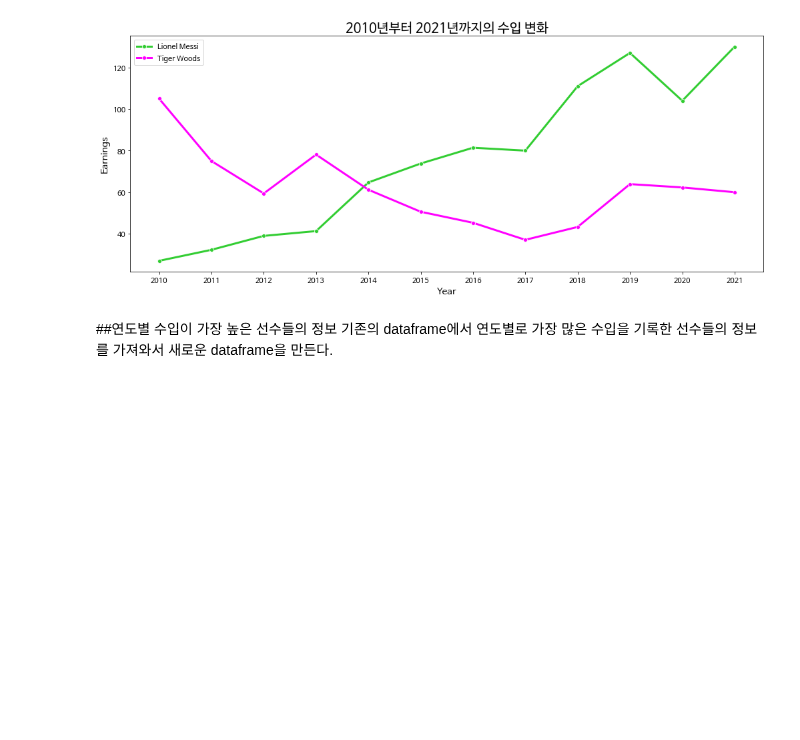
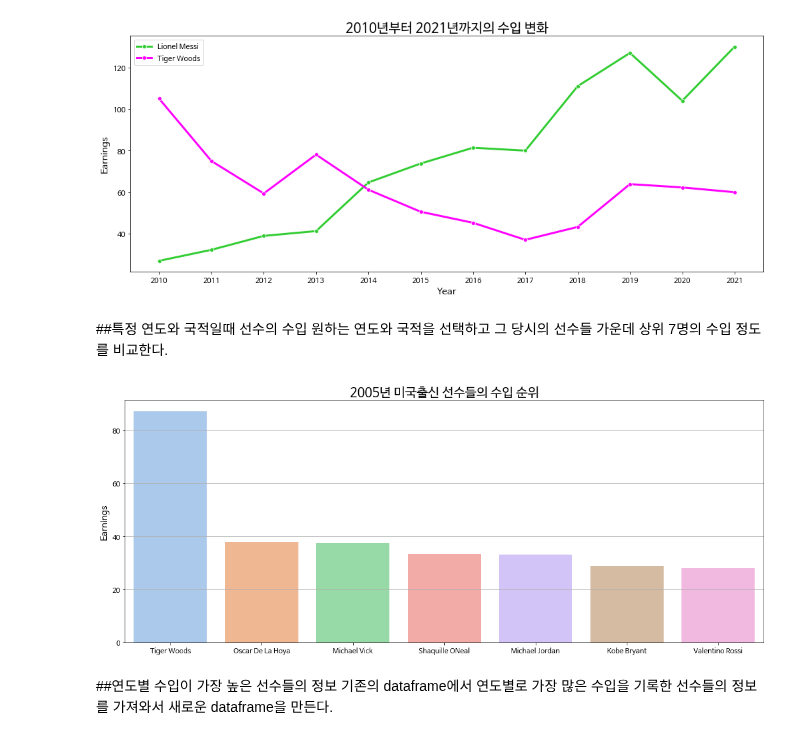
Before and after one commit to gjsin1105/DAP__, a Jupyter notebook: FinalProject(201811895).ipynb, the cells around one changed output. Saved outputs shown, nothing was run; the diff lists cells and outputs as text; code cells hidden in the pictures; blank space fills up the shorter version.

```diff
--- a/FinalProject(201811895).ipynb
+++ b/FinalProject(201811895).ipynb
@@ -216,6 +190,24 @@ plt.xticks(np.arange(2010, 2022), ('2010', '2011', '2012', '2013', '2014', '2015
 plt.show()
 # %% [output]
 [figure]
+# %% [markdown]
+##특정 연도와 국적일때 선수의 수입
+원하는 연도와 국적을 선택하고 그 당시의 선수들 가운데 상위 7명의 수입 정도를 비교한다.
+# %%
+nation = df['Nationality'].isin(['USA'])
+na_usa = df[nation]
+y2010 = na_usa['Year'].isin(['2005'])
+year = na_usa[y2010]
+USA = year.groupby('Name')['Earnings'].sum().sort_values(ascending=False)[:7]
+name = [ name for name in USA.index ]
+plt.figure(figsize=(18, 7))
+plt.title('2005년 미국출신 선수들의 수입 순위',fontsize=20)
+sns.set_palette("pastel")
+plt.grid(True)
+sns.barplot(x=name ,y=USA)
+plt.show()
+# %% [output]
+[figure, added]
 # %% [markdown]
 ##연도별 수입이 가장 높은 선수들의 정보
 기존의 dataframe에서 연도별로 가장 많은 수입을 기록한 선수들의 정보를 가져와서 새로운 dataframe을 만든다.
```
Also changed, not shown: parts of 9 cells of this notebook.
